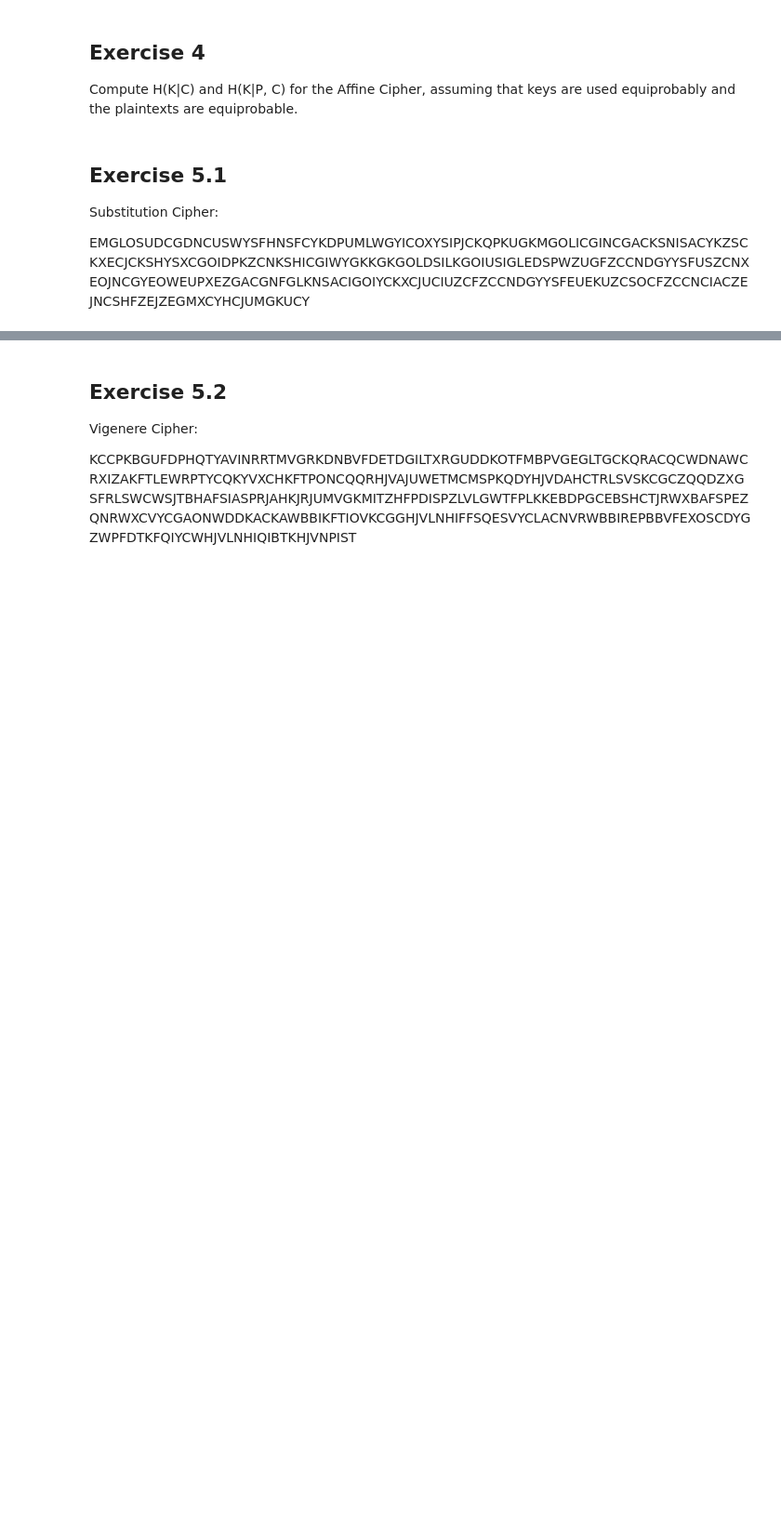
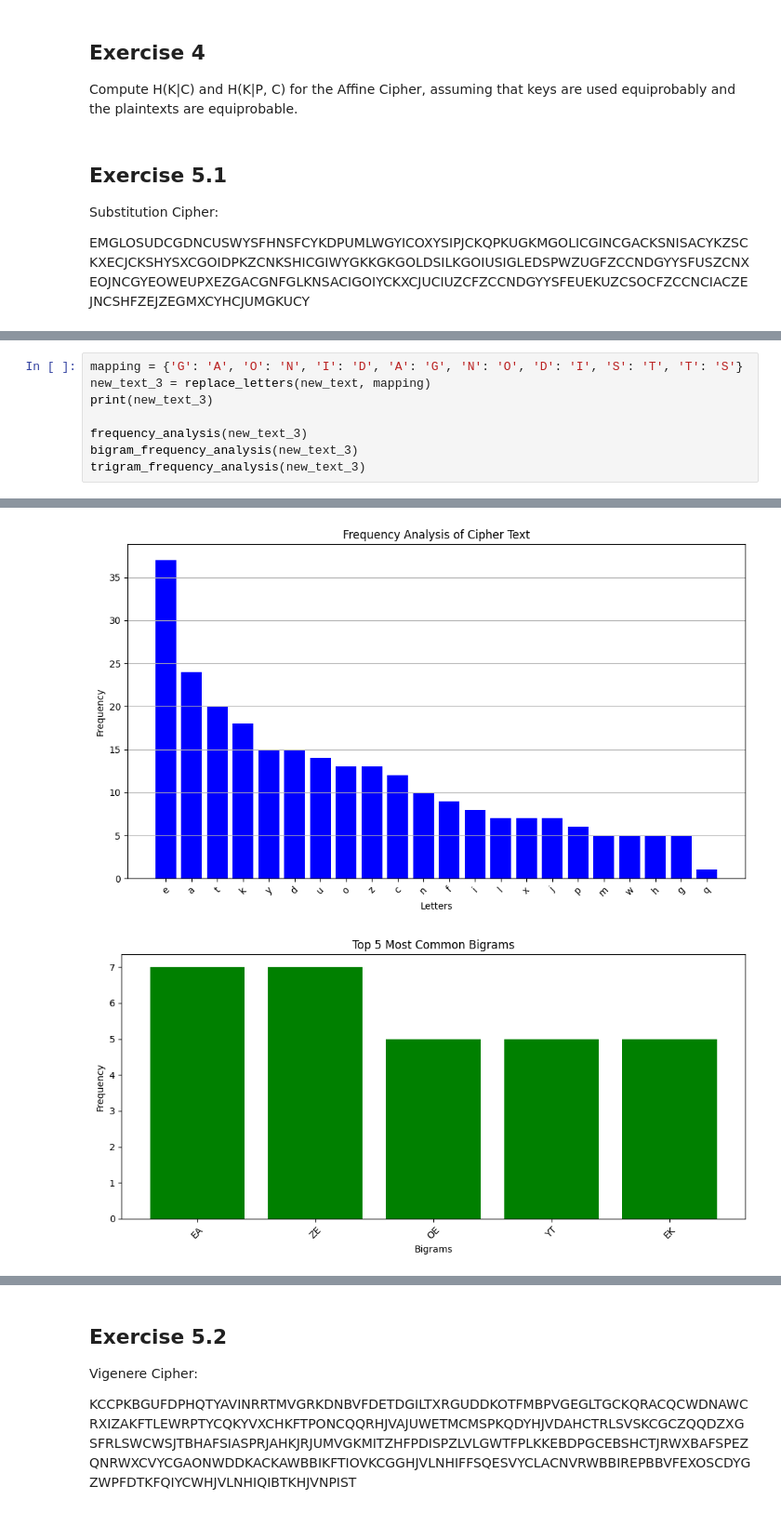
Before and after one commit to SebastianNavarro/cmp-5006-fall24-snavarro, a Jupyter notebook: Homework1_notebook.ipynb, the cells around one changed output, grey strips where cells are left out. Shown at 93% size. Drawn from its saved outputs; the diff is of its cells as text; blank space fills up the shorter version.

```diff
--- a/Homework1_notebook.ipynb
+++ b/Homework1_notebook.ipynb
@@ -97,0 +412,9 @@ EMGLOSUDCGDNCUSWYSFHNSFCYKDPUMLWGYICOXYSIPJCKQPKUGKMGOLICGINCGACKSNISACYKZSCKXEC
+# %%
+mapping = {'G': 'A', 'O': 'N', 'I': 'D', 'A': 'G', 'N': 'O', 'D': 'I', 'S': 'T', 'T': 'S'}
+new_text_3 = replace_letters(new_text, mapping)
+print(new_text_3)
+
+frequency_analysis(new_text_3)
+bigram_frequency_analysis(new_text_3)
+trigram_frequency_analysis(new_text_3)
+# %% [output]
@@ -97,0 +422,2 @@ EMGLOSUDCGDNCUSWYSFHNSFCYKDPUMLWGYICOXYSIPJCKQPKUGKMGOLICGINCGACKSNISACYKZSCKXEC
+[figure, added]
+[figure, added]
```
Also changed, not shown: parts of 34 cells of this notebook.
